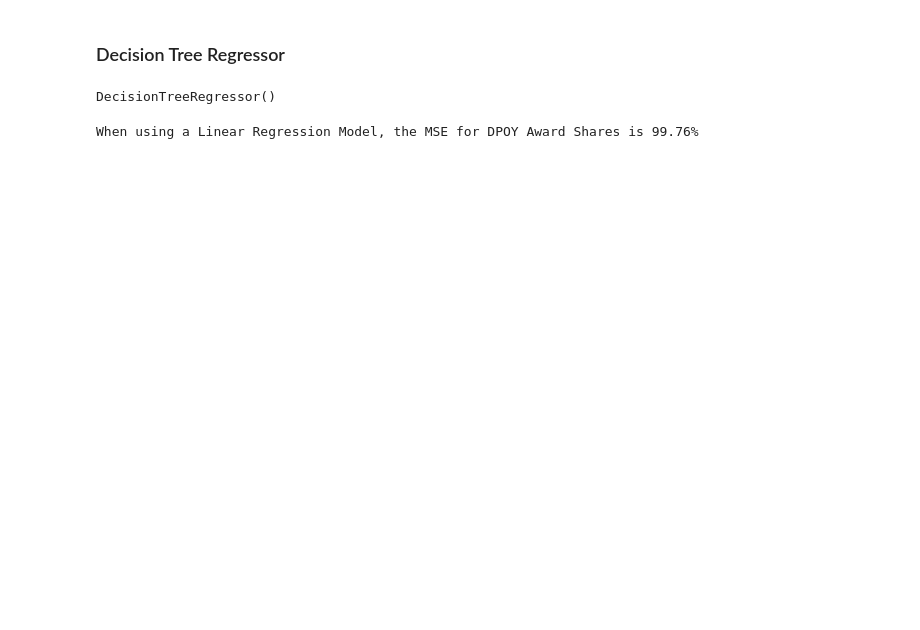
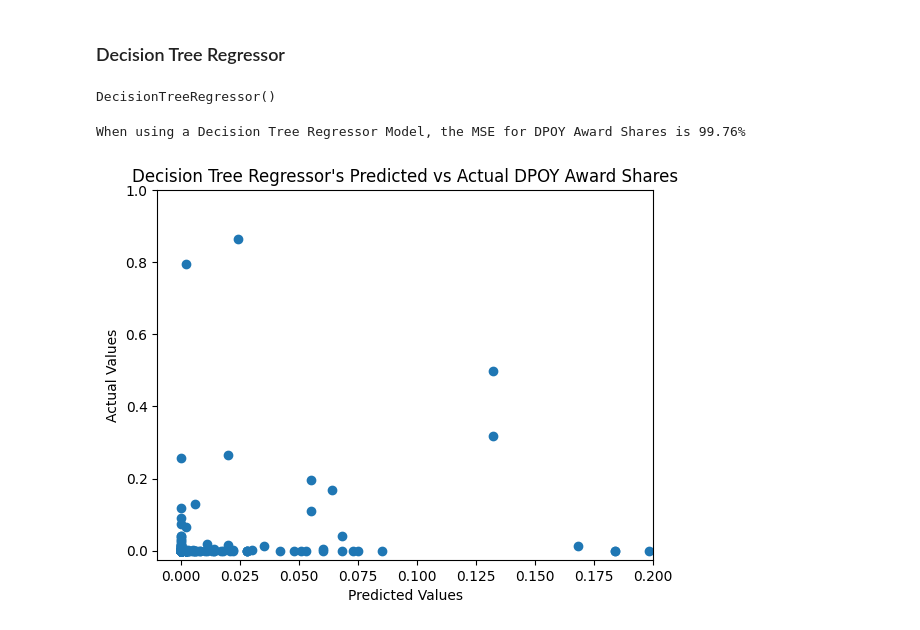
Before and after one commit to harshil0217/NBA_Award_Prediction, a Jupyter notebook: DPOY_Models.ipynb, the cells around one changed output. Saved outputs shown, nothing was run; the diff lists cells and outputs as text; code cells hidden in the pictures; blank space fills up the shorter version.

```diff
--- a/DPOY_Models.ipynb
+++ b/DPOY_Models.ipynb
@@ -74,8 +86,19 @@ reg_tree.fit(X_train, y_train)
 DecisionTreeRegressor()
 # %%
 y_pred_tree = reg_tree.predict(X_test)
+y_pred_tree = np.where(y_pred_tree < 0.0, 0, y_pred_tree) # Replace values less than 0 with 0, otherwise keep the original value
 mse_tree = 1 - mean_squared_error(y_pred_tree, y_test)
 
-print(f"When using a Linear Regression Model, the MSE for DPOY Award Shares is {np.round(mse_tree, 4)*100}%")
+print(f"When using a Decision Tree Regressor Model, the MSE for DPOY Award Shares is {np.round(mse_tree, 4)*100}%")
 # %% [output]
-When using a Linear Regression Model, the MSE for DPOY Award Shares is 99.76%
+When using a Decision Tree Regressor Model, the MSE for DPOY Award Shares is 99.76%
+# %%
+plt.scatter(y_pred_tree, y_test)
+plt.xlim([-0.01, 0.2])
+plt.ylim([-0.025, 1])
+plt.title("Decision Tree Regressor's Predicted vs Actual DPOY Award Shares")
+plt.xlabel("Predicted Values")
+plt.ylabel("Actual Values")
+plt.show()
+# %% [output]
+[figure, added]
```
Also changed, not shown: parts of 3 cells of this notebook.
